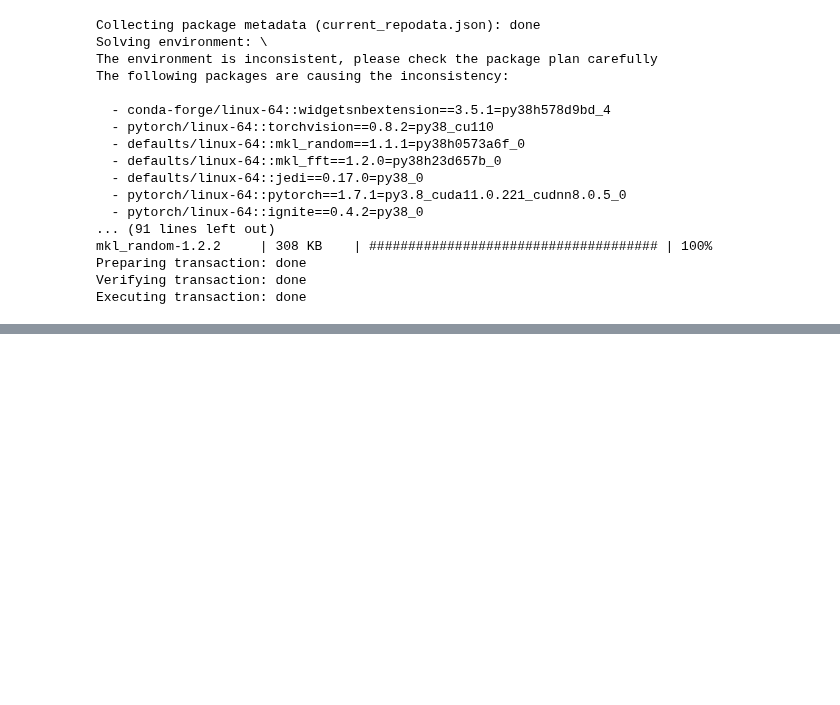
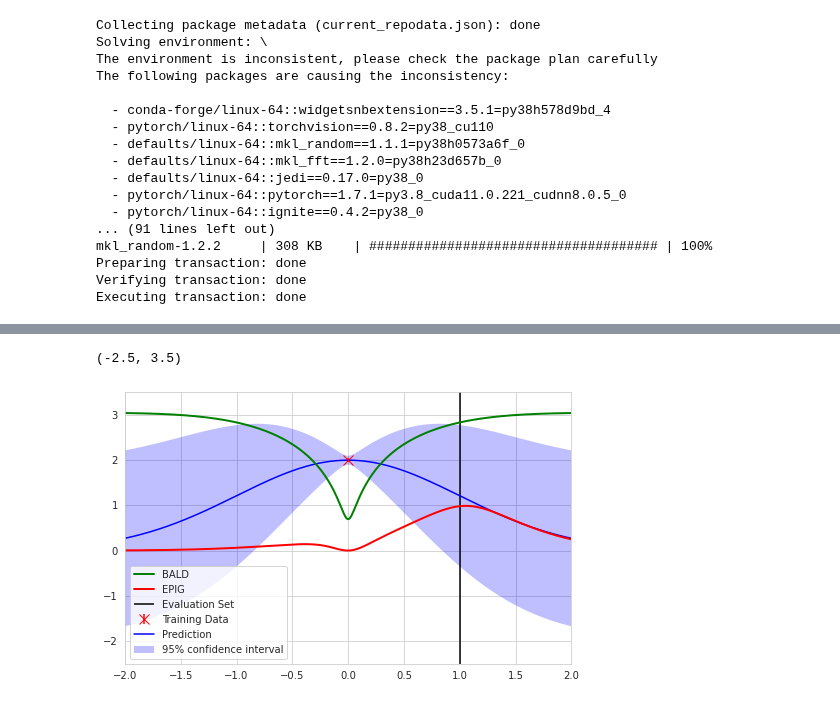
Before and after one commit to BlackHC/active_learning_redux, a Jupyter notebook: V_EPIG_Figure_1.ipynb, the cells around one changed output, grey strips where cells are left out. Cells and saved outputs as stored; diff of their text form; code cells hidden in the pictures; blank space fills up the shorter version.

```diff
--- a/V_EPIG_Figure_1.ipynb
+++ b/V_EPIG_Figure_1.ipynb
@@ -155,0 +189,22 @@ def EPIG(gp: GaussianProcessRegressor, x, x_e, stddev):
+# %%
+x_e = 1
+epig_scores_single = [EPIG(gp, x, x_e, stddev) for x in X]
+
+plt.figure(figsize=(5*1.6,5))
+plot_gp(gp, x, y, stddev)
+plt.plot(X, epig_scores_single, c="r", linewidth=2, label="EPIG")
+plt.plot(X, bald_scores, c="g", linewidth=2, label="BALD")
+#plt.scatter([x_e], [0], c="black", marker="o")
+
+plt.vlines([x_e], ymin=-4, ymax=4, colors="black", label="Evaluation Set")
+handles, labels = plt.gca().get_legend_handles_labels()
+hl = list(zip(handles, labels))
+hl = [hl[2], hl[1], hl[4], hl[5], hl[0], hl[3]]
+handles, labels = list(zip(*hl))
+#plt.legend(handles, labels, loc='center left', bbox_to_anchor=(1, 0.5))
+plt.legend(handles, labels)
+plt.xlim([-2, 2])
+plt.ylim([-2.5, 3.5])
+# %% [output]
+(-2.5, 3.5)
+[figure, added]
```
Also changed, not shown: parts of 14 cells of this notebook, 2 other files.
